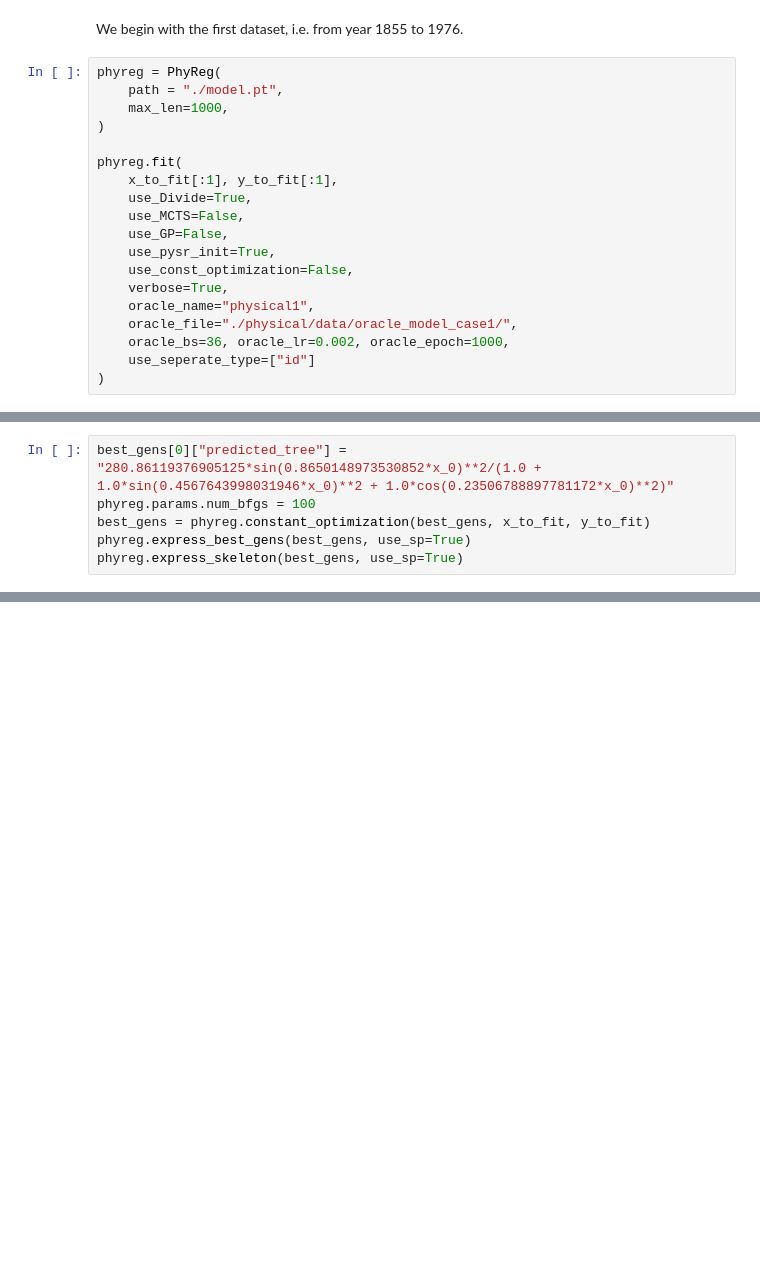
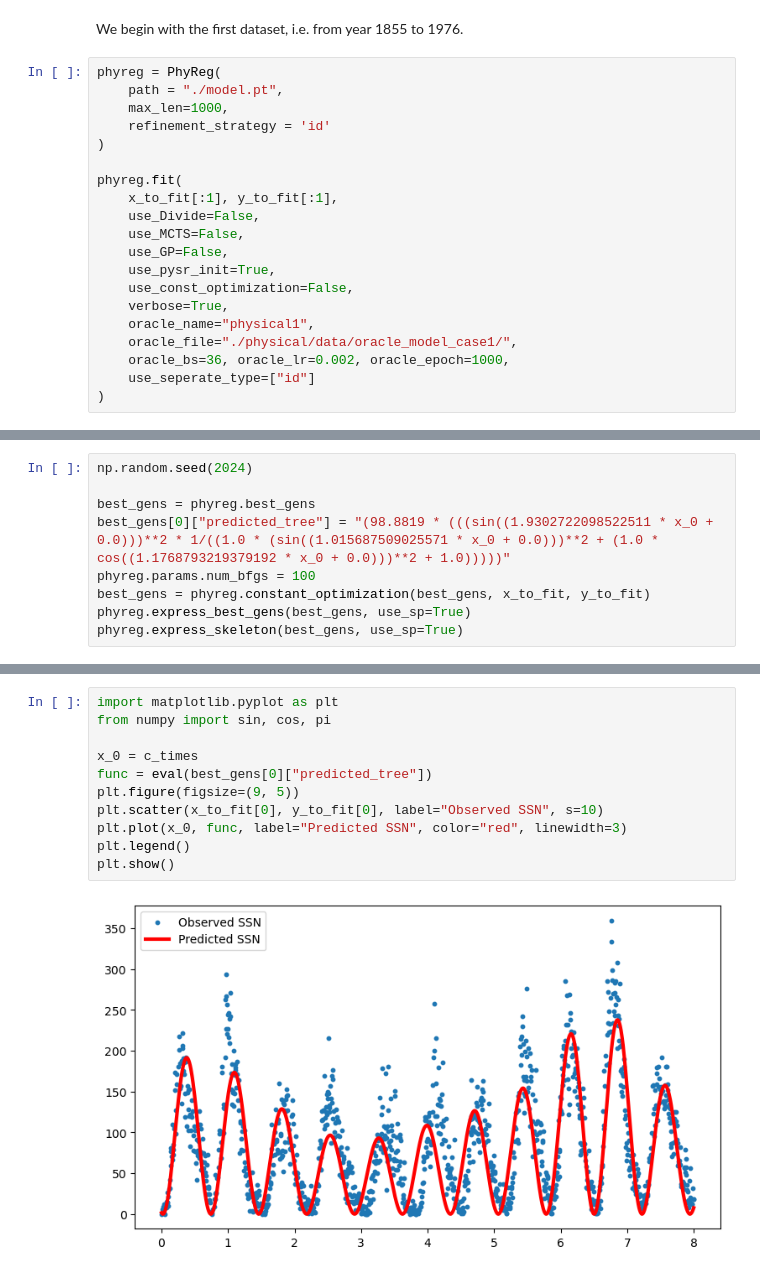
Before and after one commit to Jie0618/PhysicsRegression, a Jupyter notebook: physical/case1_SSN.ipynb, the cells around one changed output, grey strips where cells are left out. Cells and saved outputs as stored; diff of their text form; blank space fills up the shorter version.

```diff
--- a/physical/case1_SSN.ipynb
+++ b/physical/case1_SSN.ipynb
@@ -43,11 +44,12 @@ We begin with the first dataset, i.e. from year 1855 to 1976.
 phyreg = PhyReg(
     path = "./model.pt",
     max_len=1000,
+    refinement_strategy = 'id'
 )
 
 phyreg.fit(
     x_to_fit[:1], y_to_fit[:1],
-    use_Divide=True,
+    use_Divide=False,
     use_MCTS=False,
     use_GP=False,
     use_pysr_init=True,
@@ -90,5 +72,8 @@ Let's modify a few coefficient and optimized the constants:
 # %%
-best_gens[0]["predicted_tree"] = "280.86119376905125*sin(0.8650148973530852*x_0)**2/(1.0 + 1.0*sin(0.4567643998031946*x_0)**2 + 1.0*cos(0.23506788897781172*x_0)**2)"
+np.random.seed(2024)
+
+best_gens = phyreg.best_gens
+best_gens[0]["predicted_tree"] = "(98.8819 * (((sin((1.9302722098522511 * x_0 + 0.0)))**2 * 1/((1.0 * (sin((1.015687509025571 * x_0 + 0.0)))**2 + (1.0 * cos((1.1768793219379192 * x_0 + 0.0)))**2 + 1.0)))))"
 phyreg.params.num_bfgs = 100
 best_gens = phyreg.constant_optimization(best_gens, x_to_fit, y_to_fit)
 phyreg.express_best_gens(best_gens, use_sp=True)
@@ -103,0 +91,13 @@ constants    : 289.216 2.37 3.335 2.348 0.087 0.24 0.028
+# %%
+import matplotlib.pyplot as plt
+from numpy import sin, cos, pi
+
+x_0 = c_times
+func = eval(best_gens[0]["predicted_tree"])
+plt.figure(figsize=(9, 5))
+plt.scatter(x_to_fit[0], y_to_fit[0], label="Observed SSN", s=10)
+plt.plot(x_0, func, label="Predicted SSN", color="red", linewidth=3)
+plt.legend()
+plt.show()
+# %% [output]
+[figure, added]
```
Also changed, not shown: parts of 7 cells of this notebook, 24 other files.
